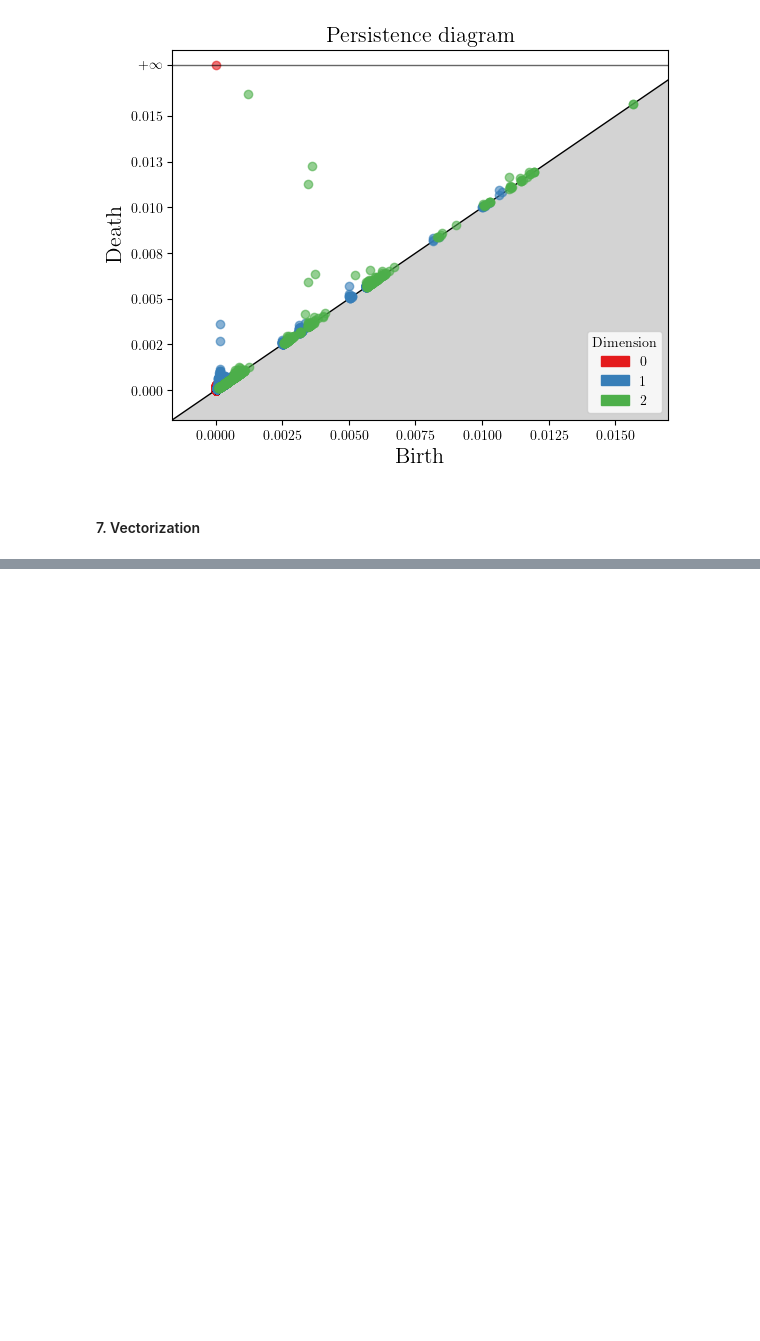
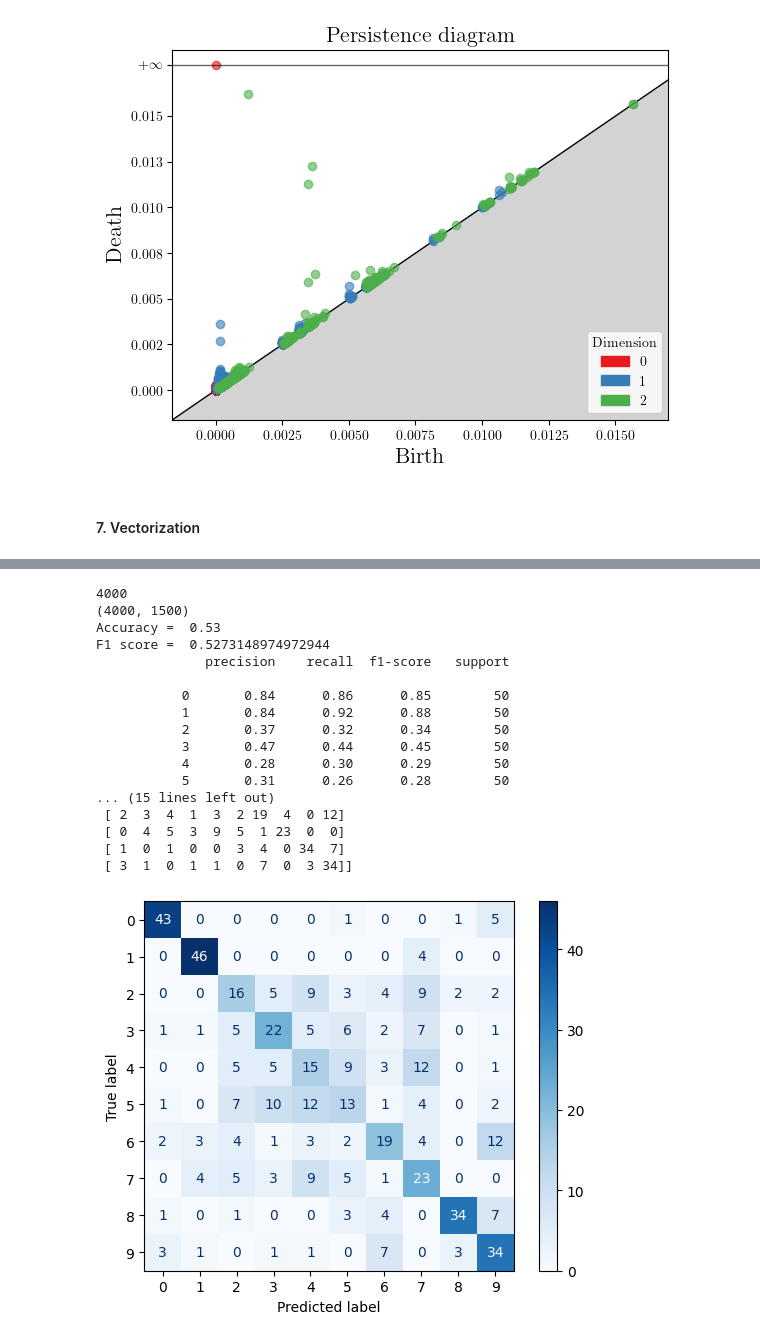
Before and after one commit to KnightKotOR/topology-mnist3d, a Jupyter notebook: feature-extraction/feature-extraction.ipynb, the cells around one changed output, grey strips where cells are left out. Saved outputs shown, nothing was run; the diff lists cells and outputs as text; code cells hidden in the pictures; blank space fills up the shorter version.

```diff
--- a/feature-extraction/feature-extraction.ipynb
+++ b/feature-extraction/feature-extraction.ipynb
@@ -225,6 +213,6 @@ X = np.stack(X_h1_top)
 # %%
 from gtda.diagrams import PersistenceLandscape
 
-PL = PersistenceLandscape()
+PL = PersistenceLandscape(n_layers=5, n_bins=300, n_jobs=-1)
 landscapes = PL.fit_transform(X)
 # %%
@@ -232 +220,68 @@ idx = np.where(labels_subsampled == 0)[0][2]
 PL.plot(landscapes, sample=idx)
+# %%
+from sklearn.model_selection import train_test_split
+from sklearn.ensemble import RandomForestClassifier, HistGradientBoostingClassifier
+from sklearn.linear_model import LogisticRegression
+from sklearn.svm import LinearSVC, SVC
+from sklearn.metrics import accuracy_score, classification_report, f1_score, ConfusionMatrixDisplay
+from sklearn.preprocessing import StandardScaler, MinMaxScaler
+
+Y = labels_subsampled
+print(Y.shape[0])
+s = Y.shape[0]
+
+X_squeezed = np.reshape(landscapes, (Y.shape[0],-1))
+print(X_squeezed.shape)
+
+X_train, X_test, y_train, y_test = train_test_split(
+    X_squeezed,
+    Y,
+    test_size=1/8,
+    random_state=42,
+    stratify=Y
+)
+
+#scaler = StandardScaler()
+#X_train = scaler.fit_transform(X_train)
+#X_test = scaler.transform(X_test)
+
+clf = HistGradientBoostingClassifier(
+	#max_iter=5000,
+    #oob_score=True,
+    random_state=42,
+	#n_jobs=-1
+)
+
+clf.fit(X_train, y_train)
+
+#print(f"OOB score: {clf.oob_score_:.3f}")
+
+y_test_pred = clf.predict(X_test)
+
+print("Accuracy = ", accuracy_score(y_test, y_test_pred))
+print("F1 score = ", f1_score(y_test, y_test_pred, average="macro"))
+print(classification_report(y_test,y_test_pred))
+
+disp = ConfusionMatrixDisplay.from_estimator(clf, X_test, y_test, cmap=plt.cm.Blues)
+print(disp.confusion_matrix)
+
+plt.show()
+# %% [output]
+4000
+(4000, 1500)
+Accuracy =  0.53
+F1 score =  0.5273148974972944
+              precision    recall  f1-score   support
+
+           0       0.84      0.86      0.85        50
+           1       0.84      0.92      0.88        50
+           2       0.37      0.32      0.34        50
+           3       0.47      0.44      0.45        50
+           4       0.28      0.30      0.29        50
+           5       0.31      0.26      0.28        50
+... (15 lines left out)
+ [ 2  3  4  1  3  2 19  4  0 12]
+ [ 0  4  5  3  9  5  1 23  0  0]
+ [ 1  0  1  0  0  3  4  0 34  7]
+ [ 3  1  0  1  1  0  7  0  3 34]]
+[figure, added]
```
Also changed, not shown: parts of 11 cells of this notebook, 3 other files.
